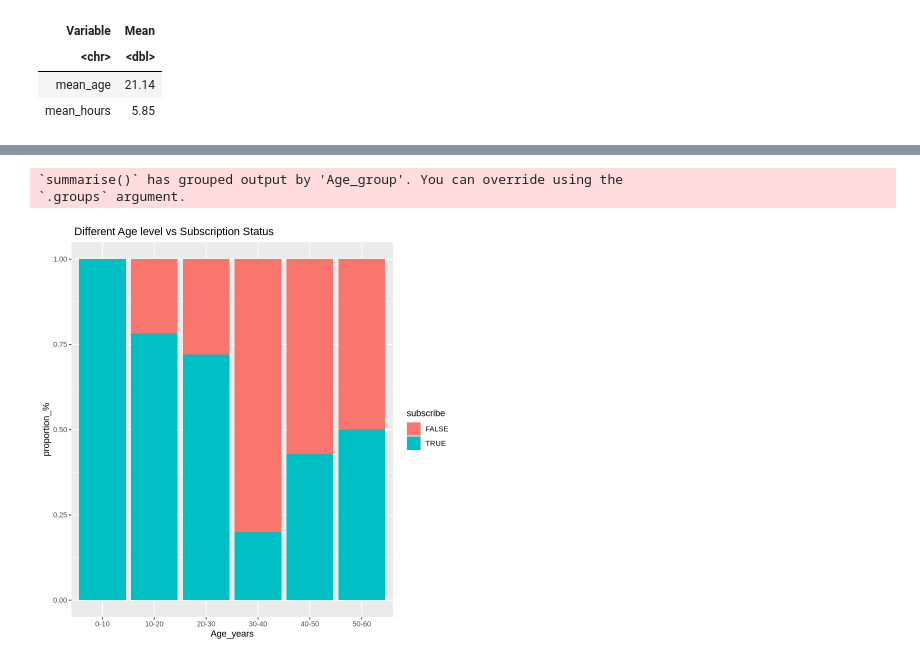
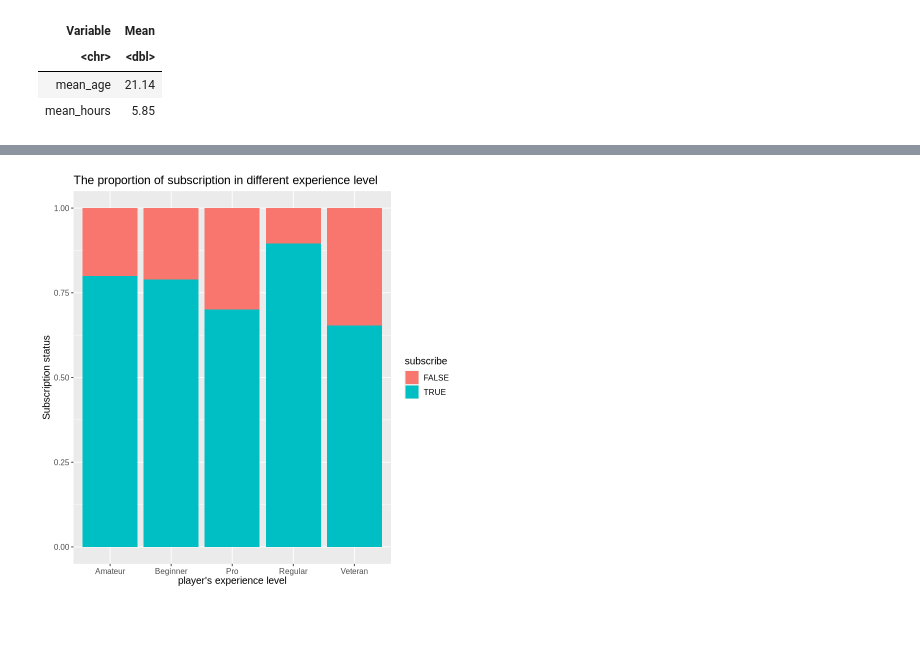
Before and after one commit to yunan-Deng/daci100_project_033_yunan_deng, a Jupyter notebook: individual_yunan_project.ipynb, the cells around one changed output, grey strips where cells are left out. Saved outputs shown, nothing was run; the diff lists cells and outputs as text; code cells hidden in the pictures; blank space fills up the shorter version.

```diff
--- a/individual_yunan_project.ipynb
+++ b/individual_yunan_project.ipynb
@@ -529,22 +537,14 @@ do not perform any predictive analysis here. We are asking for an exploration of
 # %%
-group_Age<-tidy_players_Age |>
-  mutate(Age_group = cut(Age,
-                           breaks = c(0,10, 20,30, 40, 50, 60),
-                           labels = c("0-10","10-20", "20-30", "30-40","40-50","50-60"))) |>
-  group_by(Age_group, subscribe) |>
-  summarise(count = n())
-
- plot_3 <- group_Age|>
-ggplot( aes(x = Age_group, y= count, fill = subscribe)) +
-  geom_bar(stat = "identity",position = "fill") +
-  labs(title = " Different Age level vs Subscription Status",
-       x = "Age_years",
-       y = "proportion_%")
-plot_3
+plot_4 <- tidy_players_1 |>
+ggplot(aes(x= experience, fill = subscribe))+
+geom_bar(position="fill")+
+labs(title = "The proportion of subscription in different experience level",
+    y= "Subscription status",
+    x= "player's experience level")+
+theme(text= element_text(size = 12))
+plot_4
 # %% [output]
-`summarise()` has grouped output by 'Age_group'. You can override using the
-`.groups` argument.
-[figure, old version]
+[figure, new version]
 # %% [markdown]
 -**Method and Plan**
 -
```
Also changed, not shown: parts of 18 cells of this notebook.
